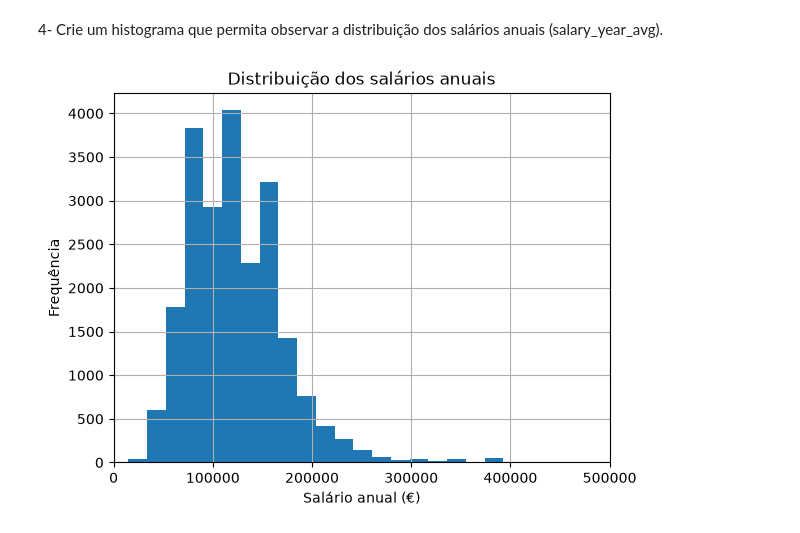
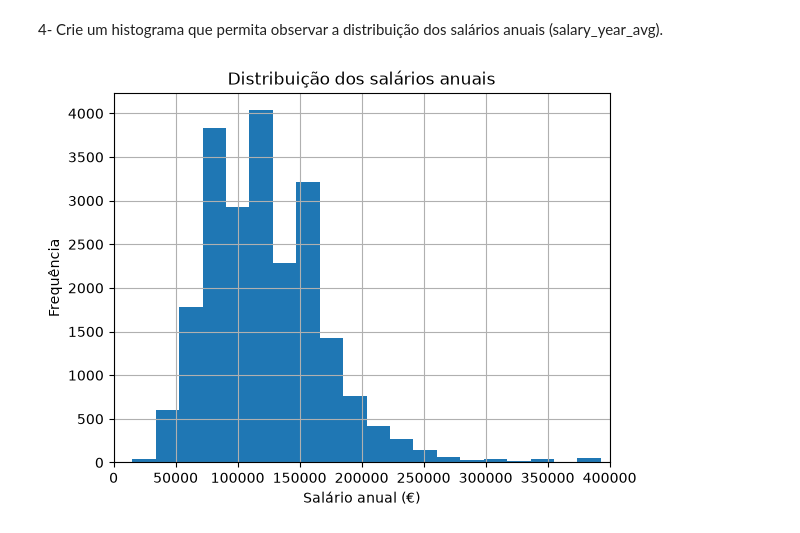
Before and after one commit to SirRick76/Projetos_PTL, a Jupyter notebook: Data_jobs_Ricardo_Ferreira/Tarefa1.ipynb, the cells around one changed output. Cells and saved outputs as stored; diff of their text form; code cells hidden in the pictures.

```diff
--- a/Data_jobs_Ricardo_Ferreira/Tarefa1.ipynb
+++ b/Data_jobs_Ricardo_Ferreira/Tarefa1.ipynb
@@ -416,12 +416,12 @@ plt.show()
 # %%
 df_minimo=(df["salary_year_avg"].min())
 df_maximo=(df["salary_year_avg"].max())
-df["salary_year_avg"].hist(range=(df_minimo,df_maximo), bins=50)
+df["salary_year_avg"].hist(bins=50)
 plt.title("Distribuição dos salários anuais")
 plt.xlabel("Salário anual (€)")
 plt.ylabel("Frequência")
 
-plt.xlim(0, 500000)
+plt.xlim(0, 400000)
 plt.show()
 # %% [output]
-[figure, old version]
+[figure, new version]
```
Also changed, not shown: parts of 1 cell of this notebook, 3 other files.
